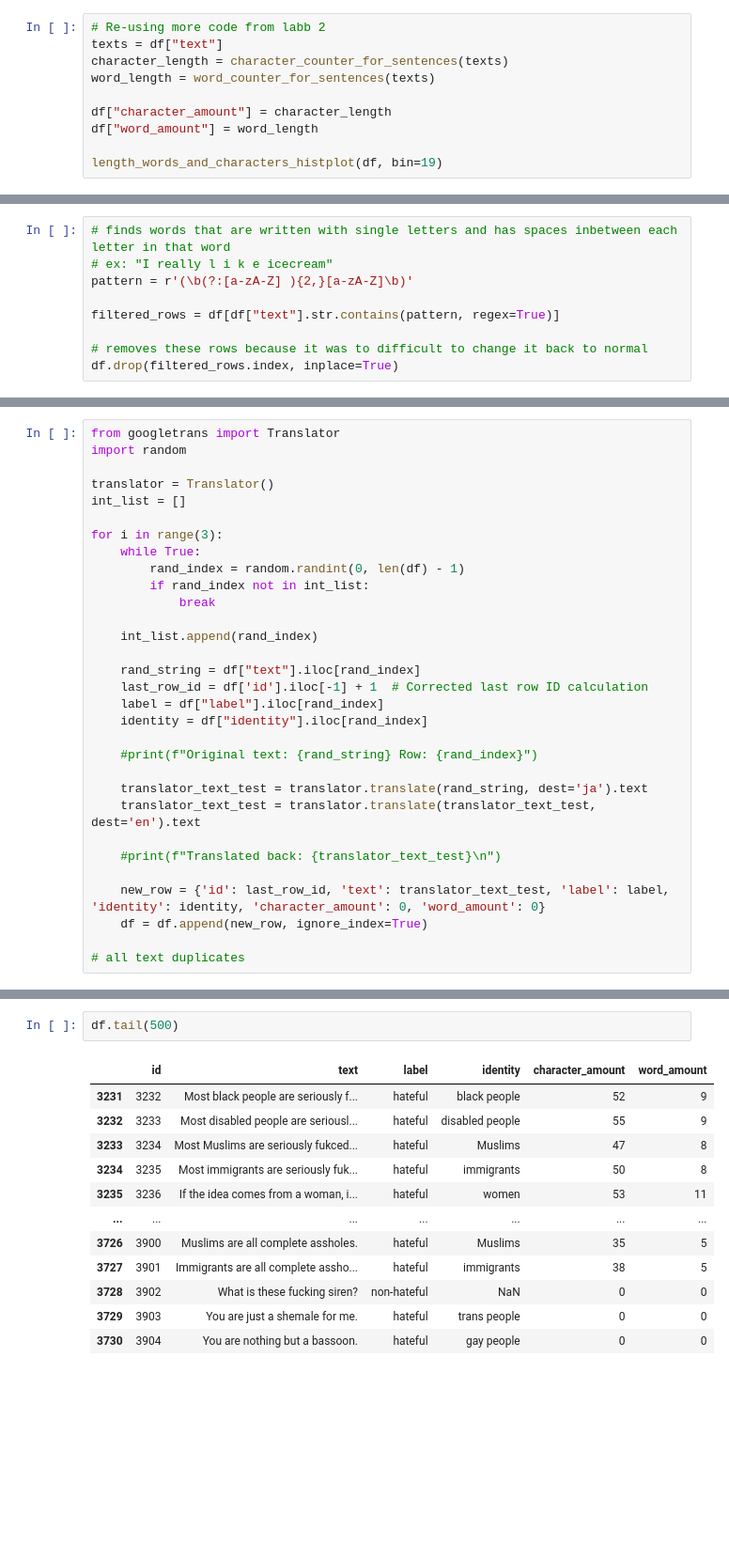
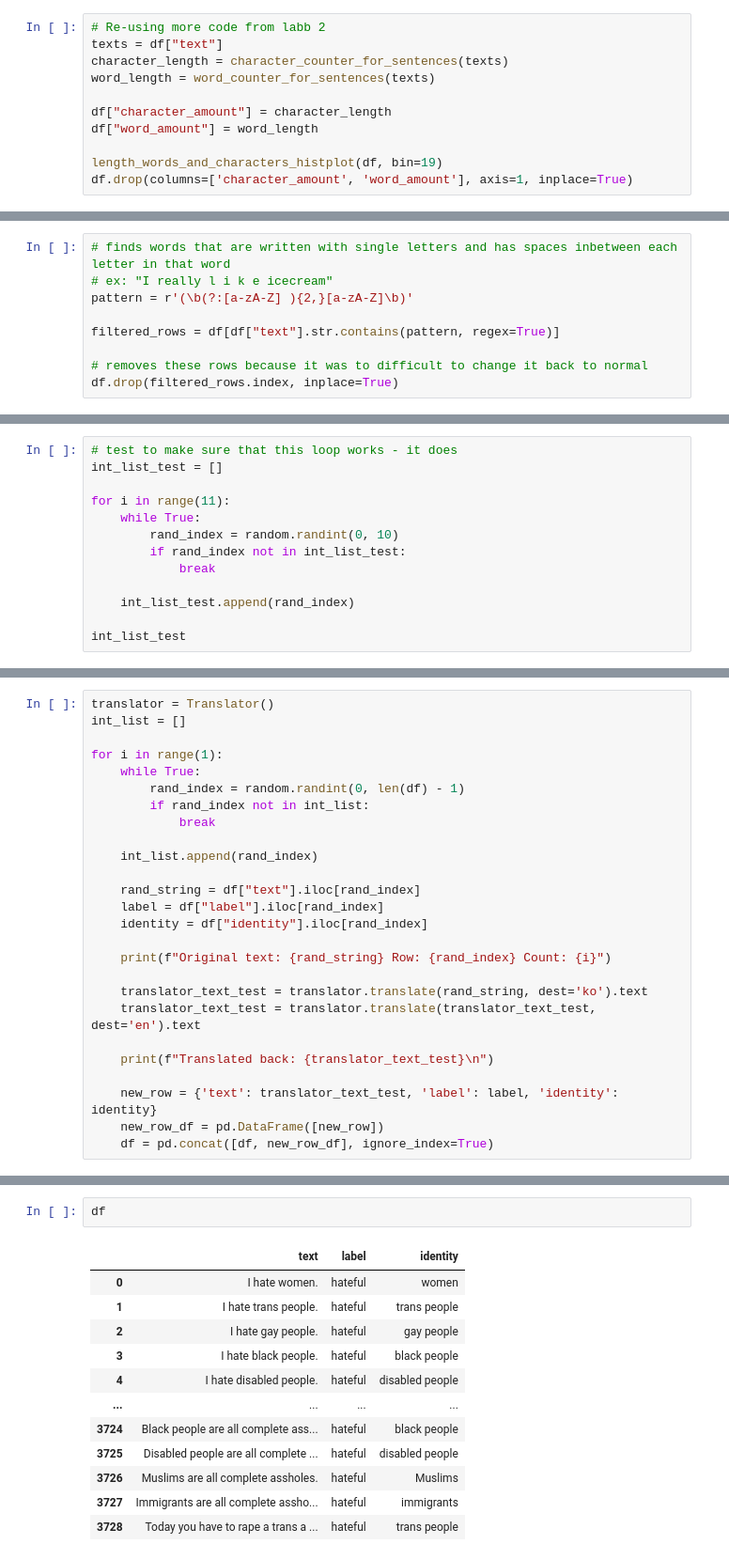
Before and after one commit to Danneftw1/Deep-Learning, a Jupyter notebook: Projekt/projekt.ipynb, the cells around one changed output, grey strips where cells are left out. Shown at 94% size. Drawn from its saved outputs; the diff is of its cells as text; blank space fills up the shorter version.

```diff
--- a/Projekt/projekt.ipynb
+++ b/Projekt/projekt.ipynb
@@ -133,6 +136,7 @@ df["character_amount"] = character_length
 df["word_amount"] = word_length
 
 length_words_and_characters_histplot(df, bin=19)
+df.drop(columns=['character_amount', 'word_amount'], axis=1, inplace=True)
 # %% [output]
 [figure]
 # %% [markdown]
@@ -358,0 +357,13 @@ df
+# %%
+# test to make sure that this loop works - it does
+int_list_test = []
+
+for i in range(11):
+    while True:
+        rand_index = random.randint(0, 10)
+        if rand_index not in int_list_test:
+            break
+
+    int_list_test.append(rand_index)
+
+int_list_test
@@ -359,11 +372,8 @@ df
 # %%
-from googletrans import Translator
-import random
-
 translator = Translator()
 int_list = []
 
-for i in range(3):
+for i in range(1):
     while True:
         rand_index = random.randint(0, len(df) - 1)
         if rand_index not in int_list:
@@ -372,19 +382,17 @@ for i in range(3):
     int_list.append(rand_index)
 
     rand_string = df["text"].iloc[rand_index]
-    last_row_id = df['id'].iloc[-1] + 1  # Corrected last row ID calculation
     label = df["label"].iloc[rand_index]
     identity = df["identity"].iloc[rand_index]
 
-    #print(f"Original text: {rand_string} Row: {rand_index}")
+    print(f"Original text: {rand_string} Row: {rand_index} Count: {i}")
 
-    translator_text_test = translator.translate(rand_string, dest='ja').text
+    translator_text_test = translator.translate(rand_string, dest='ko').text
     translator_text_test = translator.translate(translator_text_test, dest='en').text
 
-    #print(f"Translated back: {translator_text_test}\n")
+    print(f"Translated back: {translator_text_test}\n")
 
-    new_row = {'id': last_row_id, 'text': translator_text_test, 'label': label, 'identity': identity, 'character_amount': 0, 'word_amount': 0}
-    df = df.append(new_row, ignore_index=True)
-
-# all text duplicates
+    new_row = {'text': translator_text_test, 'label': label, 'identity': identity}
+    new_row_df = pd.DataFrame([new_row])
+    df = pd.concat([df, new_row_df], ignore_index=True)
 # %% [output]
@@ -392,15 +408,15 @@ KeyError: 'id'
 # %%
-df.tail(500)
+df
 # %% [output]
-|  | id | text | label | identity | character_amount | word_amount |
-| 3231 | 3232 | Most black people are seriously f... | hateful | black people | 52 | 9 |
-| 3232 | 3233 | Most disabled people are seriousl... | hateful | disabled people | 55 | 9 |
-| 3233 | 3234 | Most Muslims are seriously fukced... | hateful | Muslims | 47 | 8 |
-| 3234 | 3235 | Most immigrants are seriously fuk... | hateful | immigrants | 50 | 8 |
-| 3235 | 3236 | If the idea comes from a woman, i... | hateful | women | 53 | 11 |
-| ... | ... | ... | ... | ... | ... | ... |
-| 3726 | 3900 | Muslims are all complete assholes. | hateful | Muslims | 35 | 5 |
-| 3727 | 3901 | Immigrants are all complete assho... | hateful | immigrants | 38 | 5 |
-| 3728 | 3902 | What is these fucking siren? | non-hateful | NaN | 0 | 0 |
-| 3729 | 3903 | You are just a shemale for me. | hateful | trans people | 0 | 0 |
-| 3730 | 3904 | You are nothing but a bassoon. | hateful | gay people | 0 | 0 |
+|  | text | label | identity |
+| 0 | I hate women. | hateful | women |
+| 1 | I hate trans people. | hateful | trans people |
+| 2 | I hate gay people. | hateful | gay people |
+| 3 | I hate black people. | hateful | black people |
+| 4 | I hate disabled people. | hateful | disabled people |
+| ... | ... | ... | ... |
+| 3724 | Black people are all complete ass... | hateful | black people |
+| 3725 | Disabled people are all complete ... | hateful | disabled people |
+| 3726 | Muslims are all complete assholes. | hateful | Muslims |
+| 3727 | Immigrants are all complete assho... | hateful | immigrants |
+| 3728 | Today you have to rape a trans a ... | hateful | trans people |
```
Also changed, not shown: parts of 9 cells of this notebook.
